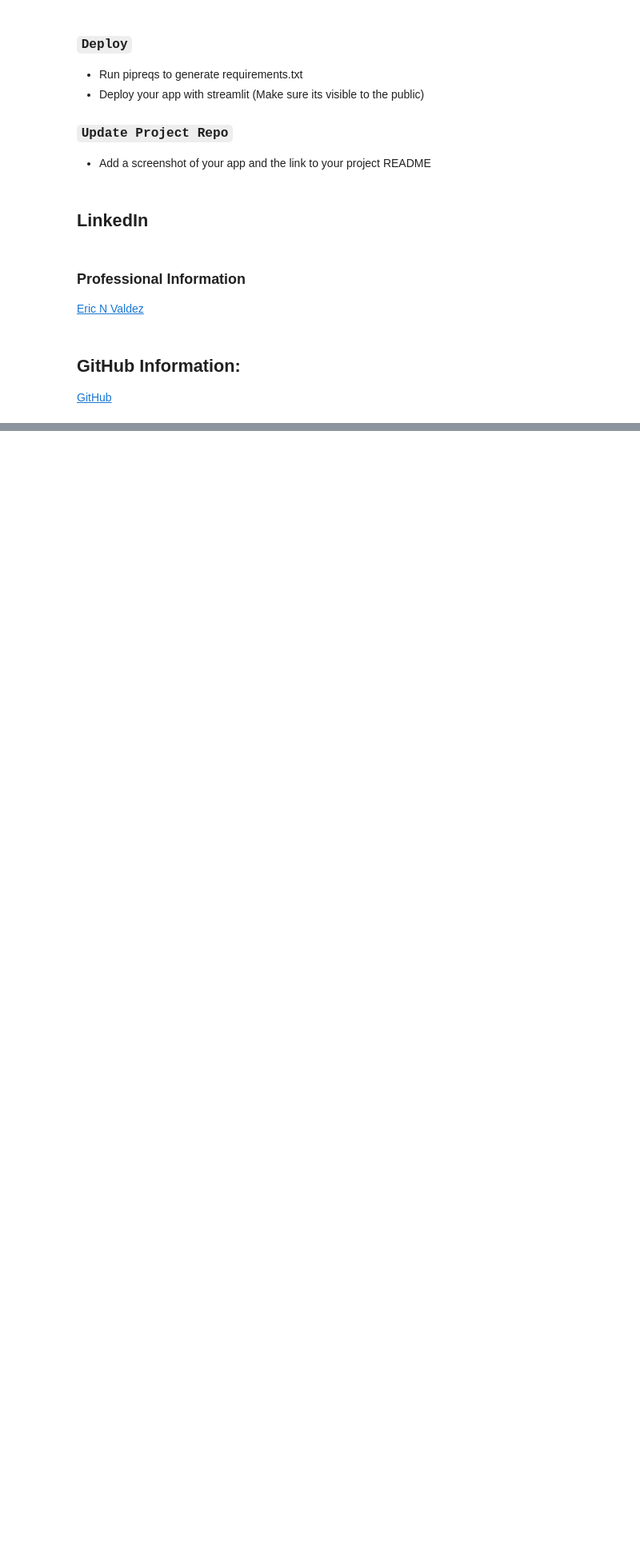
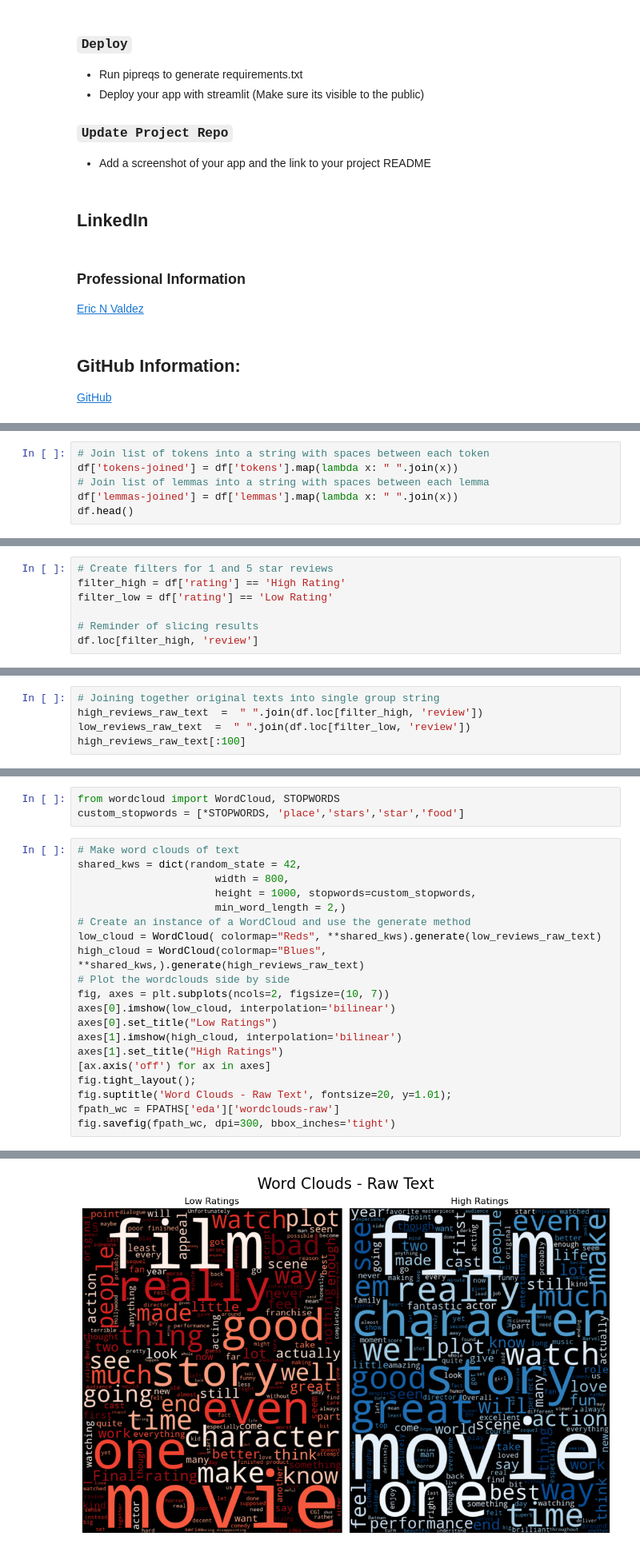
Before and after one commit to VALDE021/Data-Enrichment-Project, a Jupyter notebook: Project 2 Part 8-EricNV.ipynb, the cells around one changed output, grey strips where cells are left out. Shown at 80% size. Drawn from its saved outputs; the diff is of its cells as text; blank space fills up the shorter version.

```diff
--- a/Project 2 Part 8-EricNV.ipynb
+++ b/Project 2 Part 8-EricNV.ipynb
@@ -31,0 +177,6 @@
+# %%
+# Join list of tokens into a string with spaces between each token
+df['tokens-joined'] = df['tokens'].map(lambda x: " ".join(x))
+# Join list of lemmas into a string with spaces between each lemma
+df['lemmas-joined'] = df['lemmas'].map(lambda x: " ".join(x))
+df.head()
@@ -31,0 +202,7 @@
+# %%
+# Create filters for 1 and 5 star reviews
+filter_high = df['rating'] == 'High Rating'
+filter_low = df['rating'] == 'Low Rating'
+
+# Reminder of slicing results
+df.loc[filter_high, 'review']
@@ -31,0 +223,5 @@
+# %%
+# Joining together original texts into single group string
+high_reviews_raw_text  =  " ".join(df.loc[filter_high, 'review'])
+low_reviews_raw_text  =  " ".join(df.loc[filter_low, 'review'])
+high_reviews_raw_text[:100]
@@ -31,0 +230,24 @@
+# %%
+from wordcloud import WordCloud, STOPWORDS
+custom_stopwords = [*STOPWORDS, 'place','stars','star','food']
+# %%
+# Make word clouds of text
+shared_kws = dict(random_state = 42,
+                      width = 800,
+                      height = 1000, stopwords=custom_stopwords,
+                      min_word_length = 2,)
+# Create an instance of a WordCloud and use the generate method
+low_cloud = WordCloud( colormap="Reds", **shared_kws).generate(low_reviews_raw_text)
+high_cloud = WordCloud(colormap="Blues", **shared_kws,).generate(high_reviews_raw_text)
+# Plot the wordclouds side by side
+fig, axes = plt.subplots(ncols=2, figsize=(10, 7))
+axes[0].imshow(low_cloud, interpolation='bilinear')
+axes[0].set_title("Low Ratings")
+axes[1].imshow(high_cloud, interpolation='bilinear')
+axes[1].set_title("High Ratings")
+[ax.axis('off') for ax in axes]
+fig.tight_layout();
+fig.suptitle('Word Clouds - Raw Text', fontsize=20, y=1.01);
+fpath_wc = FPATHS['eda']['wordclouds-raw']
+fig.savefig(fpath_wc, dpi=300, bbox_inches='tight')
+# %% [output]
@@ -31,0 +255 @@
+[figure, added]
```
Also changed, not shown: parts of 30 cells of this notebook, 17 other files.
